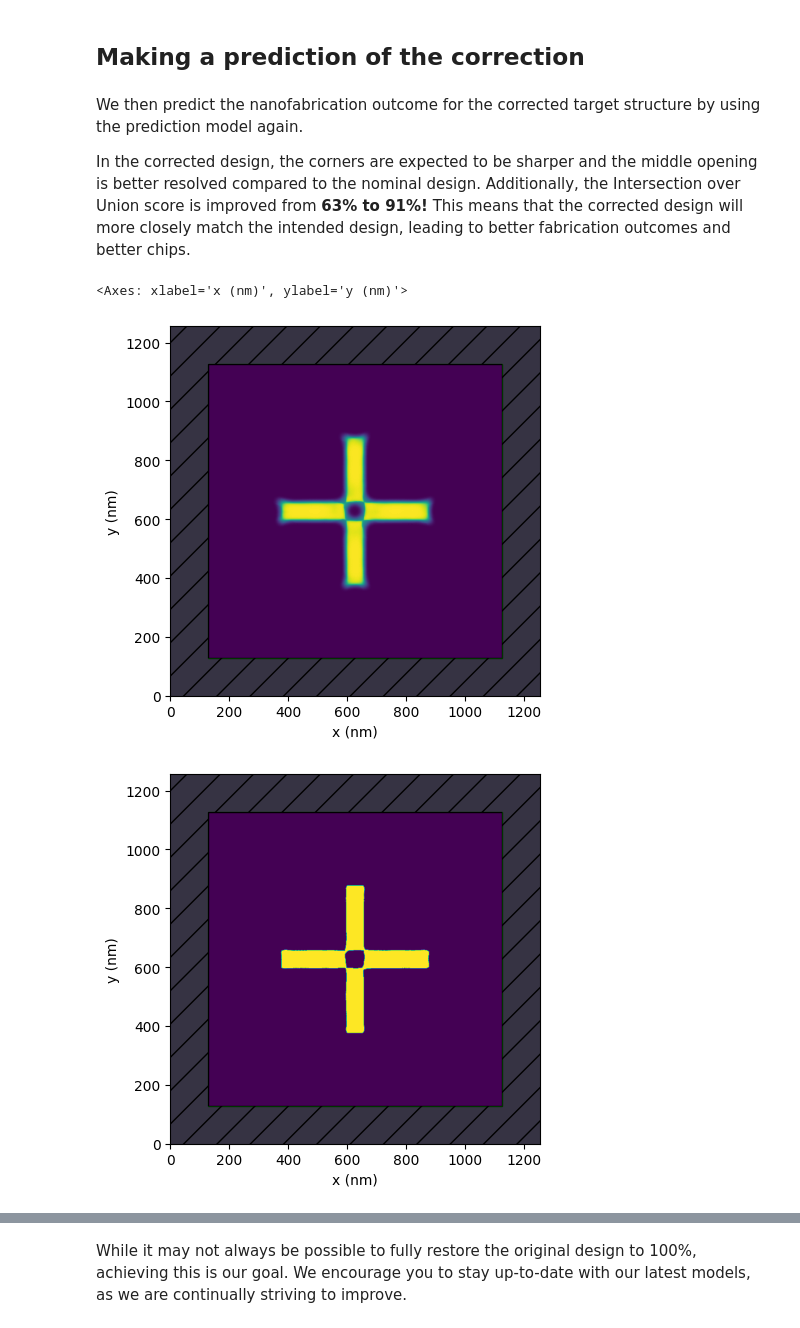
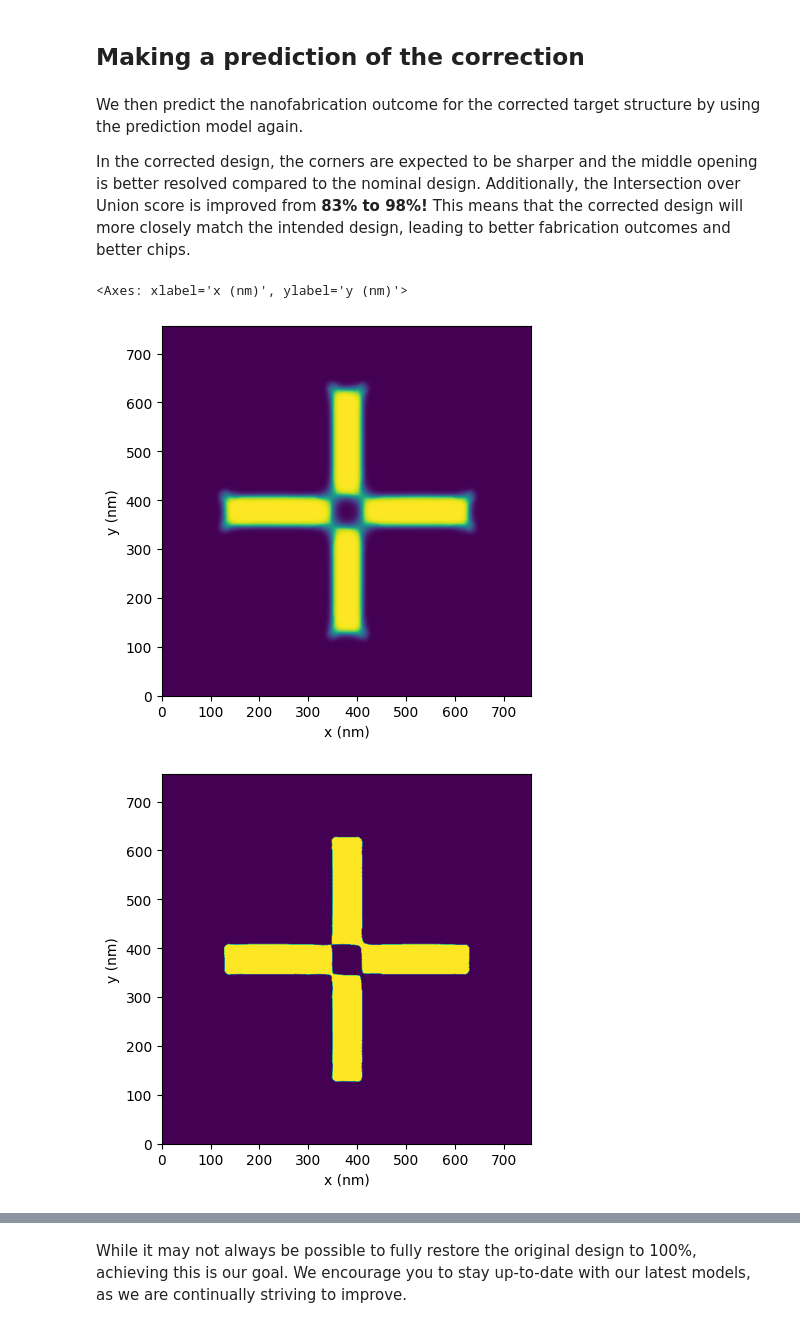
Before and after one commit to PreFab-Photonics/PreFab, a Jupyter notebook: docs/examples/2_correction.ipynb, the cells around one changed output, grey strips where cells are left out. Drawn from its saved outputs; the diff is of its cells as text; code cells hidden in the pictures.

```diff
--- a/docs/examples/2_correction.ipynb
+++ b/docs/examples/2_correction.ipynb
@@ -28,0 +19,3 @@ device.plot()
+# %%
+device = pf.shapes.target(width=500, arm_width=60)
+device.plot(show_buffer=False)
@@ -33,8 +29,8 @@ We proceed with the correction of the device for a specific fabrication model. E
 # %% [markdown]
 > **Note:** Initial prediction/correction may take longer due to server startup and model loading. Subsequent predictions should be quicker.
 # %%
-MODEL_NAME = "ANT_NanoSOI_ANF1_d9"
+MODEL_NAME = "ANT_NanoSOI_ANF1_d10"
 correction = device.correct(model=pf.models[MODEL_NAME])
-correction.plot()
+correction.plot(show_buffer=False)
 # %% [output]
 <Axes: xlabel='x (nm)', ylabel='y (nm)'>
@@ -51,15 +47,15 @@ correction.plot_compare(ref_device=device)
 # %% [markdown]
 We then predict the nanofabrication outcome for the corrected target structure by using the prediction model again.
 
-In the corrected design, the corners are expected to be sharper and the middle opening is better resolved compared to the nominal design. Additionally, the Intersection over Union score is improved from **63% to 91%!** This means that the corrected design will more closely match the intended design, leading to better fabrication outcomes and better chips.
+In the corrected design, the corners are expected to be sharper and the middle opening is better resolved compared to the nominal design. Additionally, the Intersection over Union score is improved from **83% to 98%!** This means that the corrected design will more closely match the intended design, leading to better fabrication outcomes and better chips.
 # %%
 outcome = correction.predict(model=pf.models[MODEL_NAME])
 outcome_bin = outcome.binarize()
 
-outcome.plot()
-outcome_bin.plot()
-outcome_bin.plot_compare(ref_device=device)
+outcome.plot(show_buffer=False)
+outcome_bin.plot(show_buffer=False)
+outcome_bin.plot_compare(ref_device=device, show_buffer=False)
 # %% [output]
 <Axes: xlabel='x (nm)', ylabel='y (nm)'>
-[figure, old version]
+[figure, new version]
-[figure, old version]
+[figure, new version]
```
Also changed, not shown: parts of 7 cells of this notebook, 1 other file.
